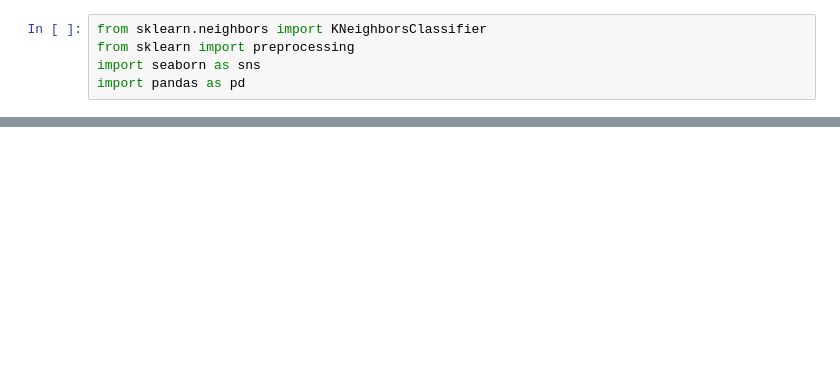
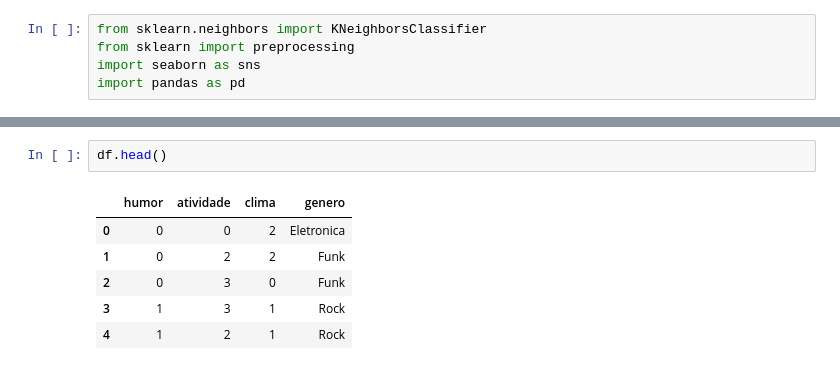
Before and after one commit to ericoloewe/pocs, a Jupyter notebook: python/svm/music.ipynb, the cells around one changed output, grey strips where cells are left out. Cells and saved outputs as stored; diff of their text form; blank space fills up the shorter version.

```diff
--- a/python/svm/music.ipynb
+++ b/python/svm/music.ipynb
@@ -42,0 +38,9 @@ sns.pairplot(df)
+# %%
+df.head()
+# %% [output]
+|  | humor | atividade | clima | genero |
+| 0 | 0 | 0 | 2 | Eletronica |
+| 1 | 0 | 2 | 2 | Funk |
+| 2 | 0 | 3 | 0 | Funk |
+| 3 | 1 | 3 | 1 | Rock |
+| 4 | 1 | 2 | 1 | Rock |
```
Also changed, not shown: parts of 4 cells of this notebook, 2 other files.
